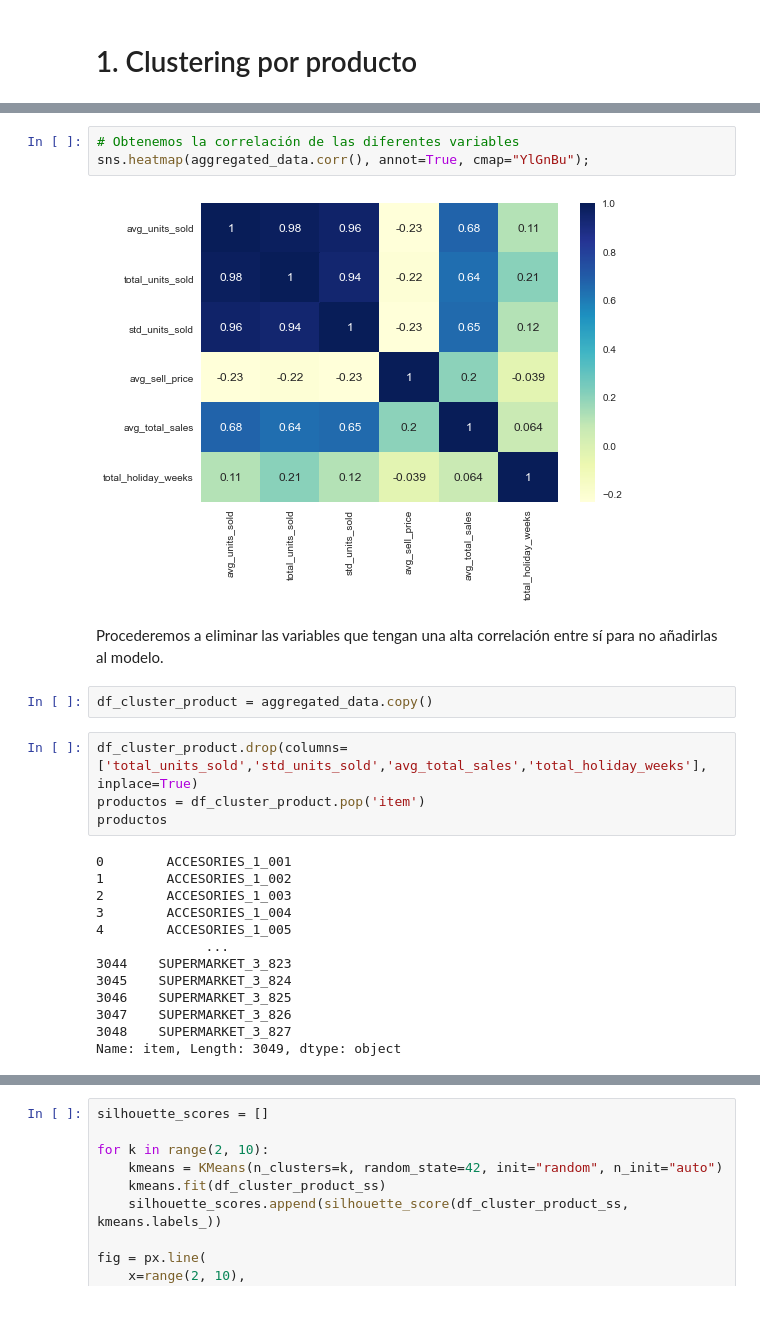
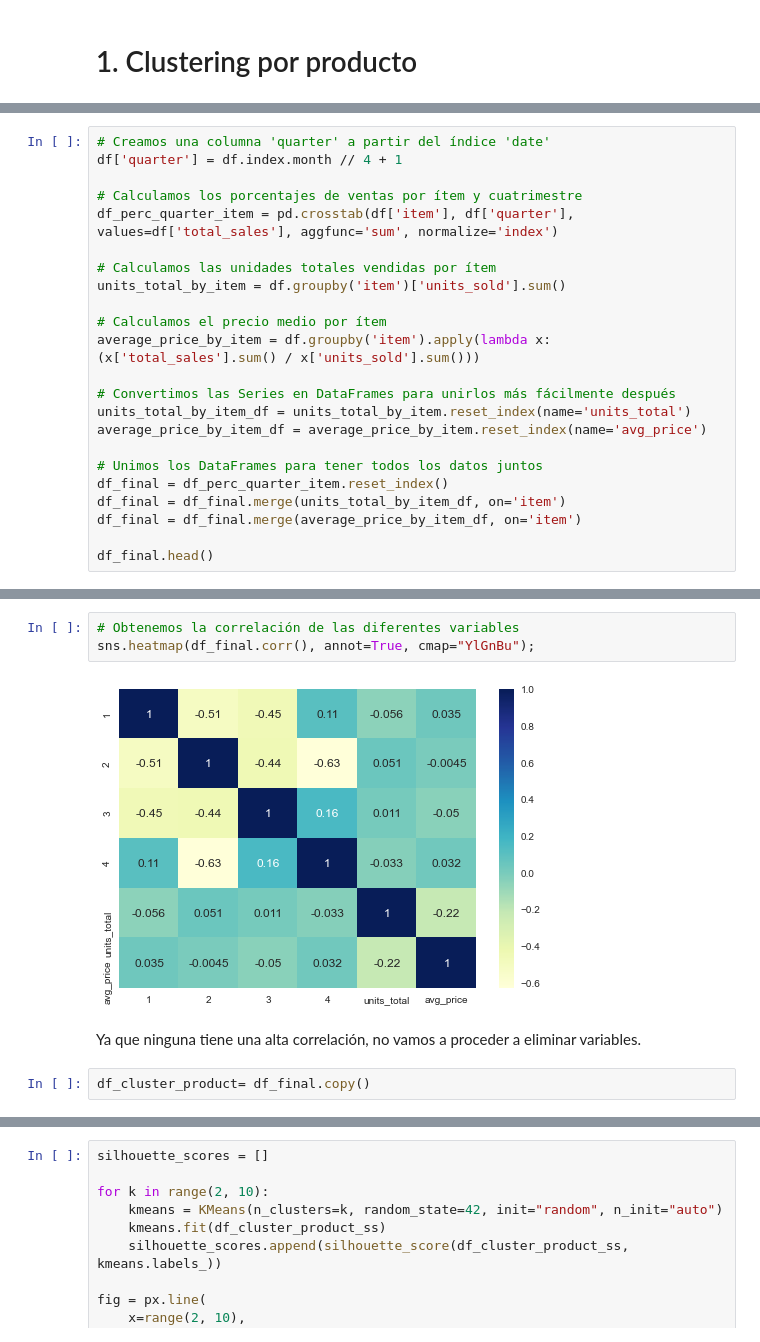
Before and after one commit to alitermat/capstone_retail_TFM, a Jupyter notebook: notebooks/Clustering_producto.ipynb, the cells around one changed output, grey strips where cells are left out. Drawn from its saved outputs; the diff is of its cells as text; blank space fills up the shorter version.

Commit message:
changes clustering_product

```diff
--- a/notebooks/Clustering_producto.ipynb
+++ b/notebooks/Clustering_producto.ipynb
@@ -92,0 +36,23 @@ aggregated_data.round(2)
+# %%
+# Creamos una columna 'quarter' a partir del índice 'date'
+df['quarter'] = df.index.month // 4 + 1
+
+# Calculamos los porcentajes de ventas por ítem y cuatrimestre
+df_perc_quarter_item = pd.crosstab(df['item'], df['quarter'], values=df['total_sales'], aggfunc='sum', normalize='index')
+
+# Calculamos las unidades totales vendidas por ítem
+units_total_by_item = df.groupby('item')['units_sold'].sum()
+
+# Calculamos el precio medio por ítem
+average_price_by_item = df.groupby('item').apply(lambda x: (x['total_sales'].sum() / x['units_sold'].sum()))
+
+# Convertimos las Series en DataFrames para unirlos más fácilmente después
+units_total_by_item_df = units_total_by_item.reset_index(name='units_total')
+average_price_by_item_df = average_price_by_item.reset_index(name='avg_price')
+
+# Unimos los DataFrames para tener todos los datos juntos
+df_final = df_perc_quarter_item.reset_index()
+df_final = df_final.merge(units_total_by_item_df, on='item')
+df_final = df_final.merge(average_price_by_item_df, on='item')
+
+df_final.head()
@@ -93,26 +66,9 @@ aggregated_data.round(2)
 # %%
 # Obtenemos la correlación de las diferentes variables
-sns.heatmap(aggregated_data.corr(), annot=True, cmap="YlGnBu");
+sns.heatmap(df_final.corr(), annot=True, cmap="YlGnBu");
 # %% [output]
-[figure, old version]
+[figure, new version]
-# %% [markdown]
-Procederemos a eliminar las variables que tengan una alta correlación entre sí para no añadirlas al modelo.
+# %% [markdown]
+Ya que ninguna tiene una alta correlación, no vamos a proceder a eliminar variables.
 # %%
-df_cluster_product = aggregated_data.copy()
+df_cluster_product= df_final.copy()
-# %%
-df_cluster_product.drop(columns=['total_units_sold','std_units_sold','avg_total_sales','total_holiday_weeks'], inplace=True)
-productos = df_cluster_product.pop('item')
-productos
-# %% [output]
-0        ACCESORIES_1_001
-1        ACCESORIES_1_002
-2        ACCESORIES_1_003
-3        ACCESORIES_1_004
-4        ACCESORIES_1_005
-              ...
-3044    SUPERMARKET_3_823
-3045    SUPERMARKET_3_824
-3046    SUPERMARKET_3_825
-3047    SUPERMARKET_3_826
-3048    SUPERMARKET_3_827
-Name: item, Length: 3049, dtype: object
```
Also changed, not shown: parts of 43 cells of this notebook.
